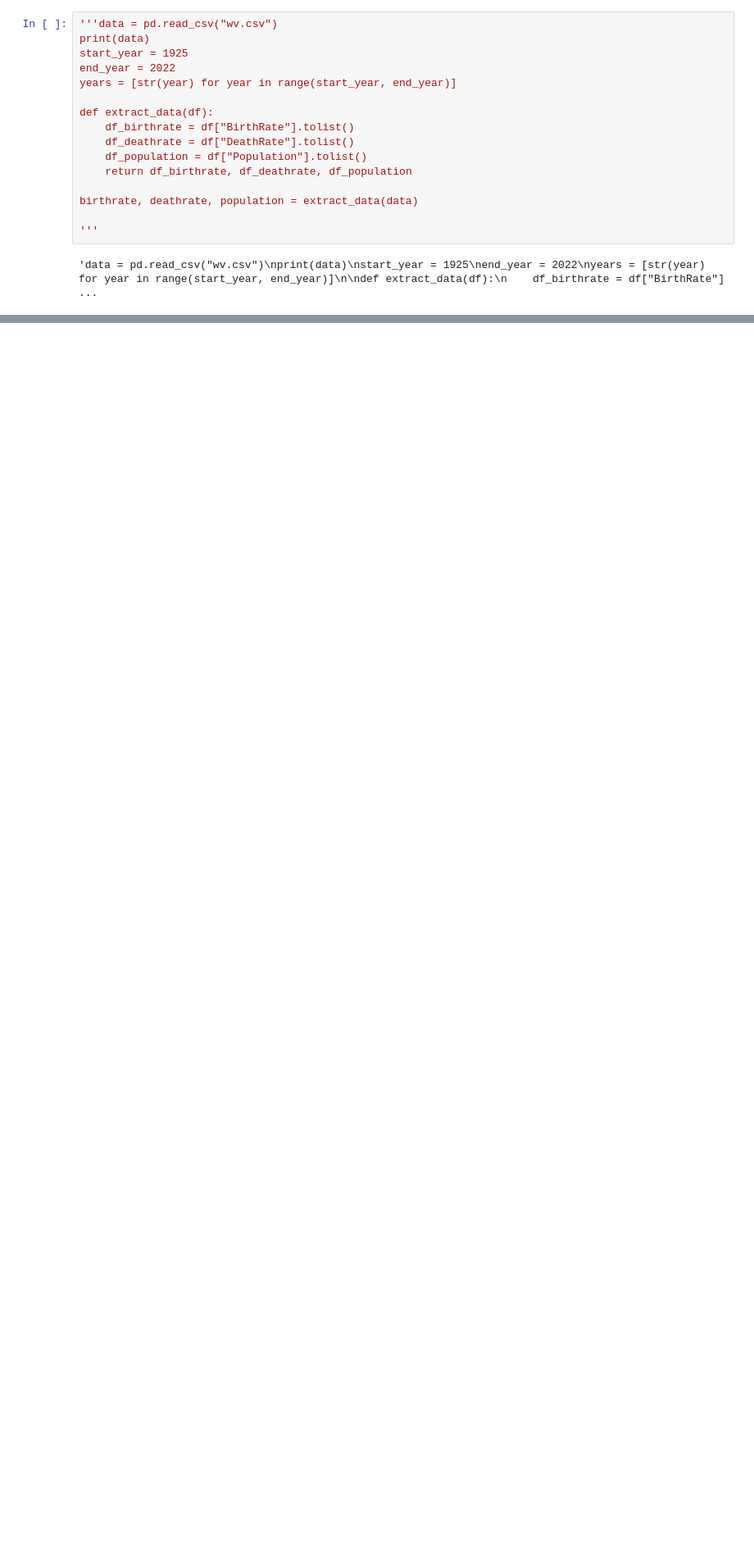
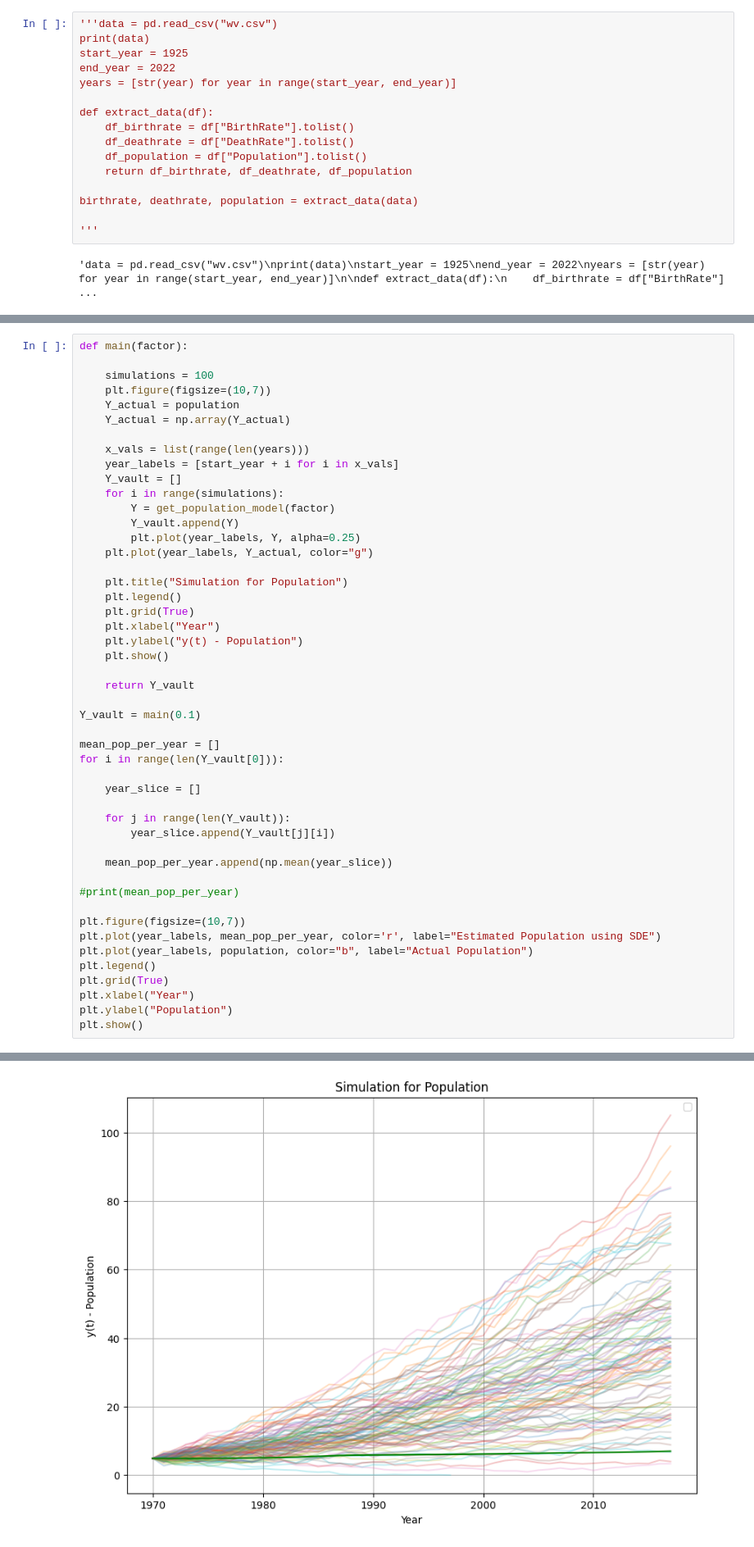
Before and after one commit to kellyj83/ML-Trading-Model, a Jupyter notebook: main_OU_Code.ipynb, the cells around one changed output, grey strips where cells are left out. Shown at 82% size. Cells and saved outputs as stored; diff of their text form; blank space fills up the shorter version.

```diff
--- a/main_OU_Code.ipynb
+++ b/main_OU_Code.ipynb
@@ -299,0 +476,49 @@ def sim_d(gamma_d, sigma_d):
+# %%
+def main(factor):
+
+    simulations = 100
+    plt.figure(figsize=(10,7))
+    Y_actual = population
+    Y_actual = np.array(Y_actual)
+
+    x_vals = list(range(len(years)))
+    year_labels = [start_year + i for i in x_vals]
+    Y_vault = []
+    for i in range(simulations):
+        Y = get_population_model(factor)
+        Y_vault.append(Y)
+        plt.plot(year_labels, Y, alpha=0.25)
+    plt.plot(year_labels, Y_actual, color="g")
+
+    plt.title("Simulation for Population")
+    plt.legend()
+    plt.grid(True)
+    plt.xlabel("Year")
+    plt.ylabel("y(t) - Population")
+    plt.show()
+
+    return Y_vault
+
+Y_vault = main(0.1)
+
+mean_pop_per_year = []
+for i in range(len(Y_vault[0])):
+
+    year_slice = []
+
+    for j in range(len(Y_vault)):
+        year_slice.append(Y_vault[j][i])
+
+    mean_pop_per_year.append(np.mean(year_slice))
+
+#print(mean_pop_per_year)
+
+plt.figure(figsize=(10,7))
+plt.plot(year_labels, mean_pop_per_year, color='r', label="Estimated Population using SDE")
+plt.plot(year_labels, population, color="b", label="Actual Population")
+plt.legend()
+plt.grid(True)
+plt.xlabel("Year")
+plt.ylabel("Population")
+plt.show()
+# %% [output]
@@ -299,0 +526 @@ def sim_d(gamma_d, sigma_d):
+[figure, added]
```
Also changed, not shown: parts of 15 cells of this notebook, 1 other file.
